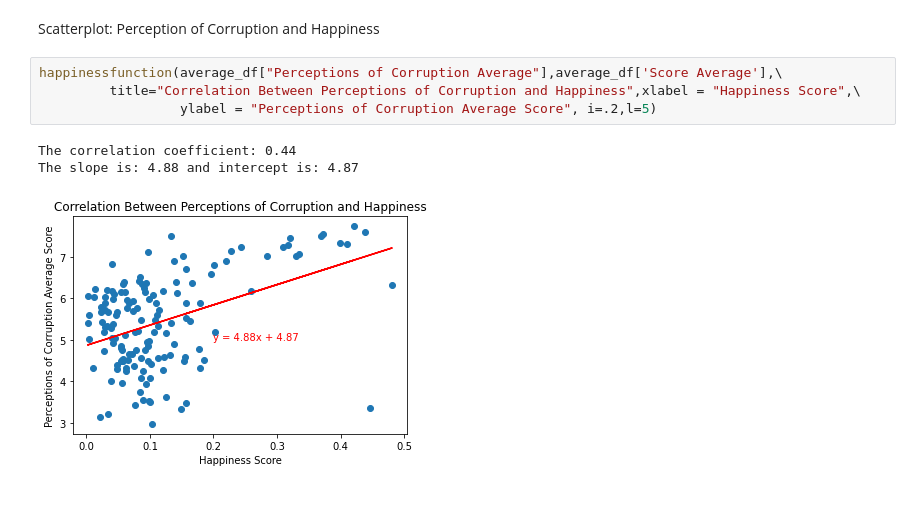
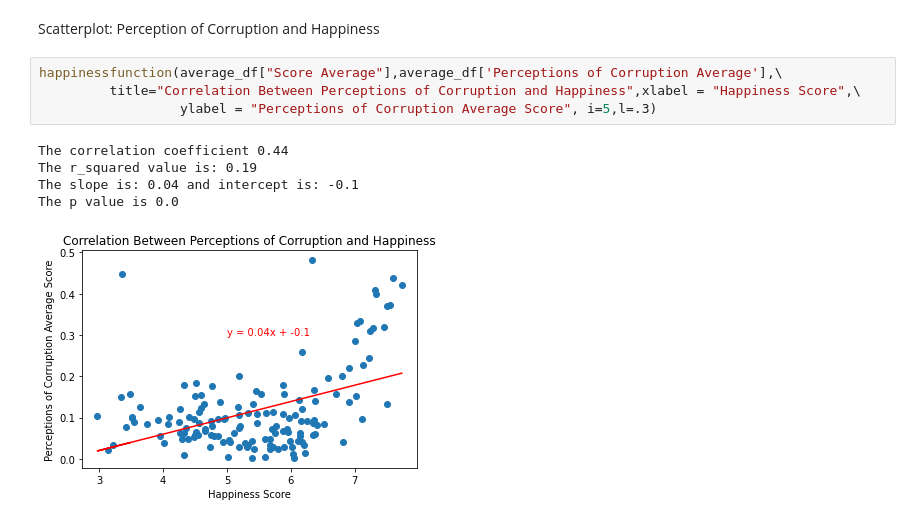
Before and after one commit to nbolt1989/Group_Project_1, a Jupyter notebook: Time for Happiness.ipynb, the cells around one changed output. Drawn from its saved outputs; the diff is of its cells as text.

```diff
--- a/Time for Happiness.ipynb
+++ b/Time for Happiness.ipynb
@@ -360,13 +377,15 @@ The slope is: 2.33 and intercept is: 3.35
 # %% [markdown]
 Scatterplot: Perception of Corruption and Happiness
 # %%
-happinessfunction(average_df["Perceptions of Corruption Average"],average_df['Score Average'],\
+happinessfunction(average_df["Score Average"],average_df['Perceptions of Corruption Average'],\
          title="Correlation Between Perceptions of Corruption and Happiness",xlabel = "Happiness Score",\
-                  ylabel = "Perceptions of Corruption Average Score", i=.2,l=5)
+                  ylabel = "Perceptions of Corruption Average Score", i=5,l=.3)
 # %% [output]
-The correlation coefficient: 0.44
-The slope is: 4.88 and intercept is: 4.87
+The correlation coefficient 0.44
+The r_squared value is: 0.19
+The slope is: 0.04 and intercept is: -0.1
+The p value is 0.0
-[figure, old version]
+[figure, new version]
 # %%
 happinessfunction(average_df["GDP per Capita Average"],average_df['Perceptions of Corruption Average'],\
          title="Correlation Between Perceptions of Corruption and GDP",xlabel = "GDP",\
```
Also changed, not shown: parts of 10 cells of this notebook, 2 other files.
